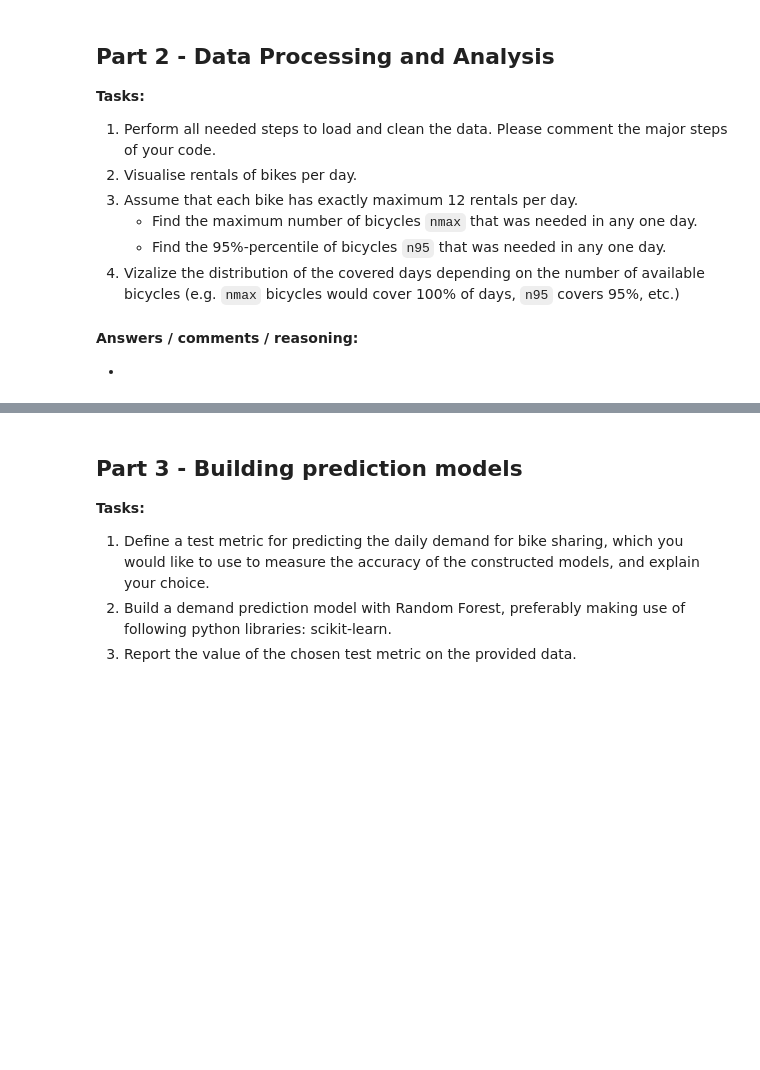
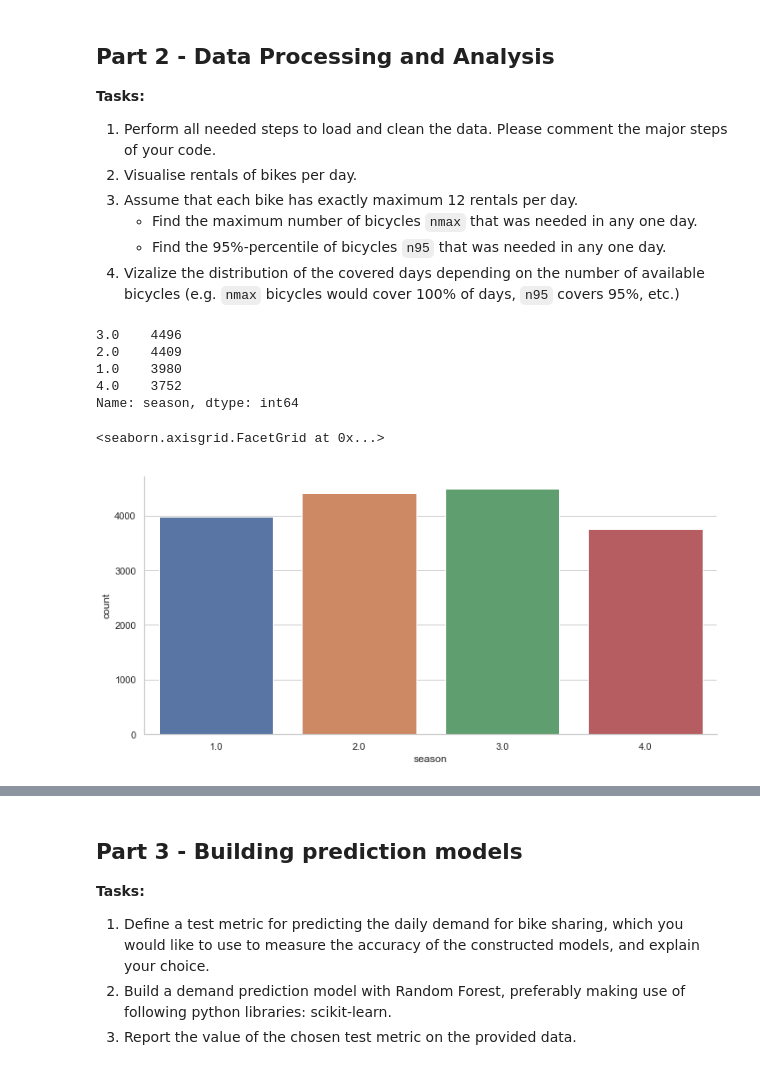
Before and after one commit to arifty/ds_bike_sharing, a Jupyter notebook: 20190716_DataLab_Task (2).ipynb, the cells around one changed output, grey strips where cells are left out. Drawn from its saved outputs; the diff is of its cells as text; code cells hidden in the pictures; blank space fills up the shorter version.

```diff
--- a/20190716_DataLab_Task (2).ipynb
+++ b/20190716_DataLab_Task (2).ipynb
@@ -132,0 +144,3 @@ daily_data.sample(6)
+# %%
+last_month_data = hourly_data[(hourly_data["yr"]==1) & (hourly_data["mnth"]==12)]
+last_month_data.head()
@@ -132,0 +154,3 @@ daily_data.sample(6)
+# %%
+remaining_data = hourly_data[~hourly_data.isin(last_month_data)].dropna()
+remaining_data.head()
@@ -142,7 +177,18 @@ daily_data.sample(6)
 5. Vizalize the distribution of the covered days depending on the number of available bicycles (e.g. `nmax` bicycles would cover 100% of days, `n95` covers 95%, etc.)
 # %%
 # TODO: your code comes here
-# %% [markdown]
-**Answers / comments / reasoning:**
-
--
+# %%
+# let us consider season.
+remaining_data.season.value_counts()
+# %% [output]
+3.0    4496
+2.0    4409
+1.0    3980
+4.0    3752
+Name: season, dtype: int64
+# %%
+# visualize the bike rentals per season
+sns.factorplot(x='season',data=remaining_data,kind='count',size=5,aspect=2)
+# %% [output]
+<seaborn.axisgrid.FacetGrid at 0x...>
+[figure, added]
```
Also changed, not shown: parts of 31 cells of this notebook.
